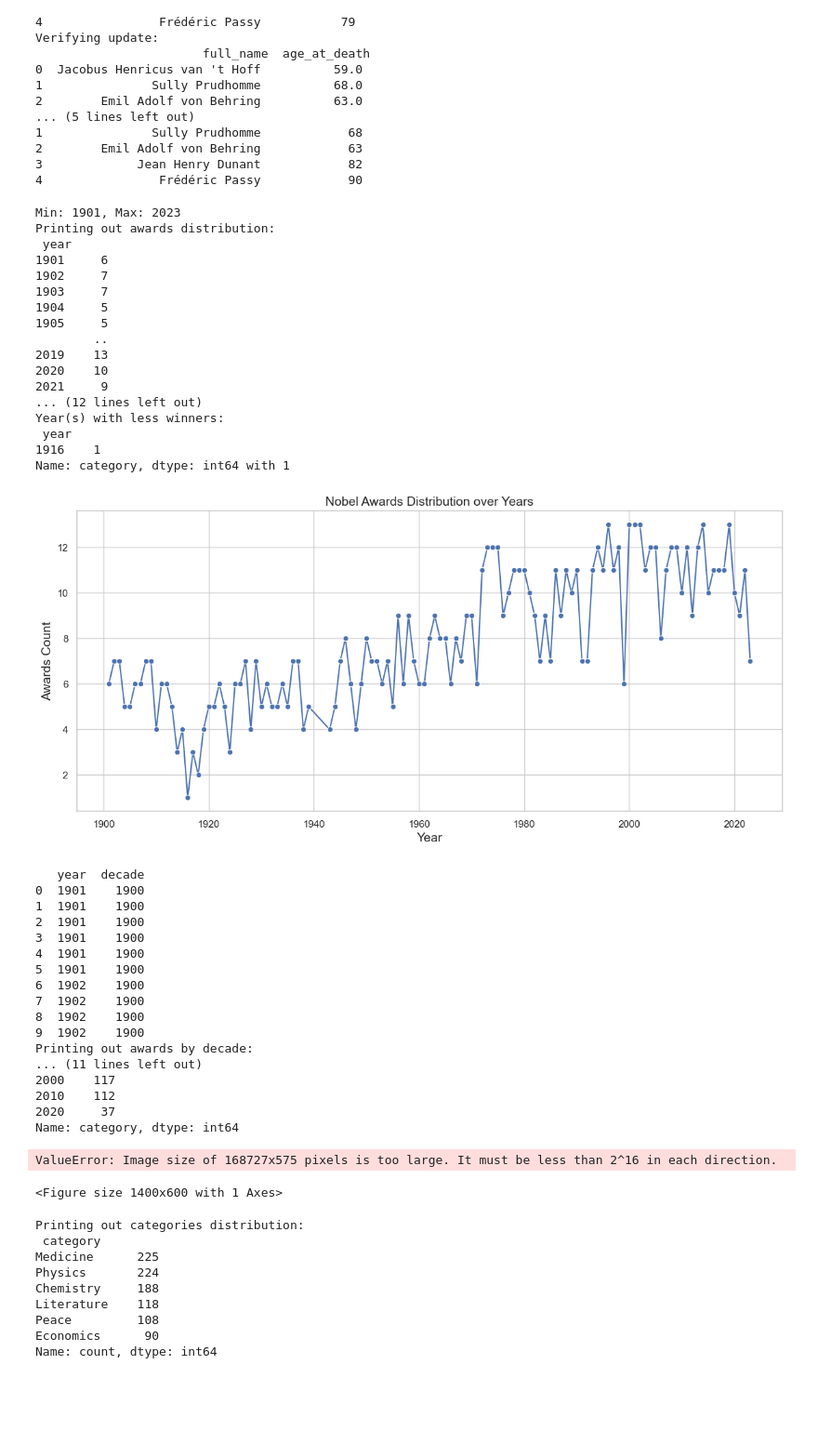
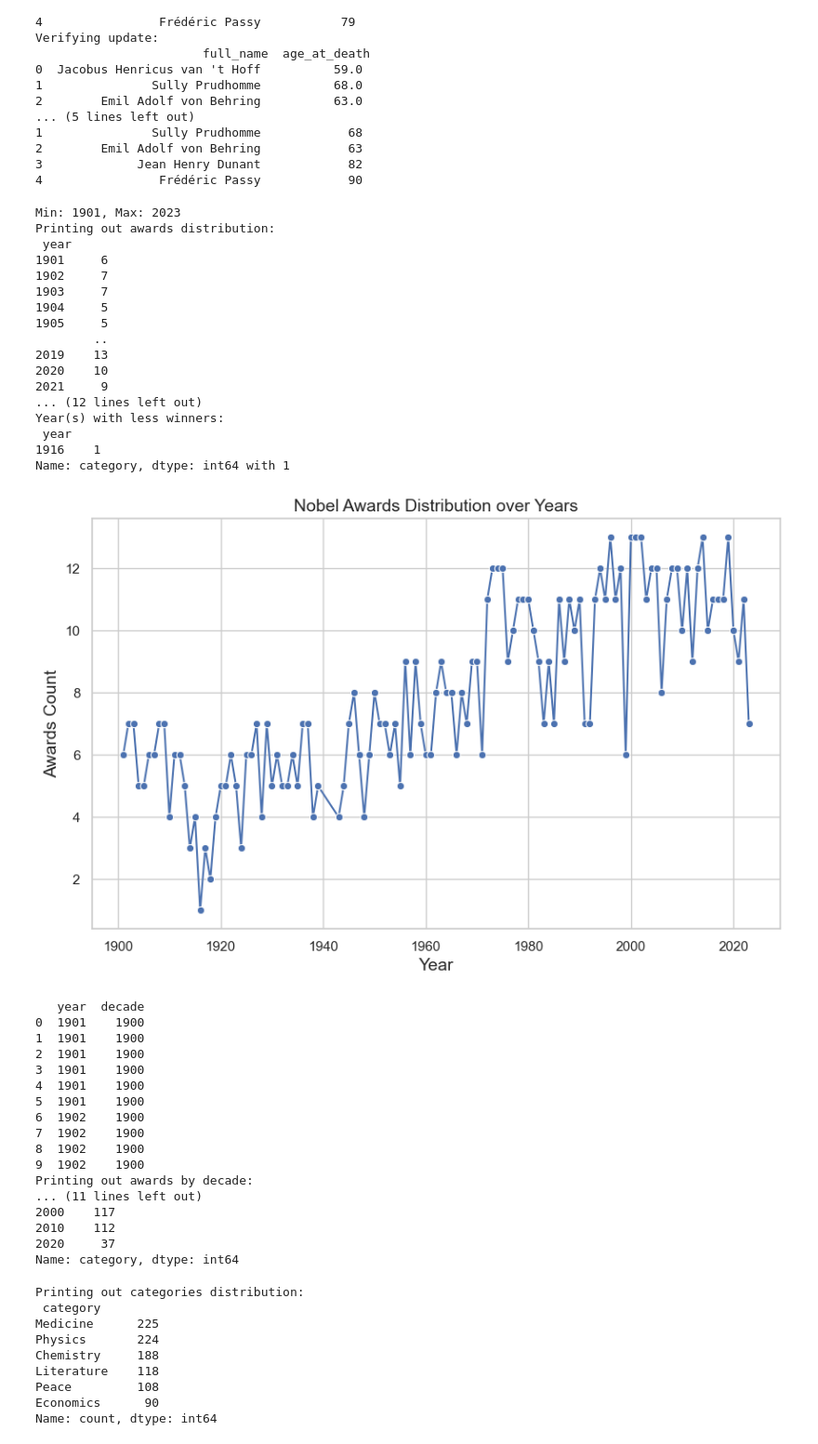
Before and after one commit to efuatutuwaa/data-driven-python, a Jupyter notebook: Data-Manipulation-with-Pandas/Visualizing-Nobel-Prize-Winners/nobel_winners.ipynb, the cells around one changed output. Shown at 93% size. Drawn from its saved outputs; the diff is of its cells as text; code cells hidden in the pictures; blank space fills up the shorter version.

```diff
--- a/Data-Manipulation-with-Pandas/Visualizing-Nobel-Prize-Winners/nobel_winners.ipynb
+++ b/Data-Manipulation-with-Pandas/Visualizing-Nobel-Prize-Winners/nobel_winners.ipynb
@@ -196,50 +196,40 @@ print(f"Year(s) with less winners:\n {less_wins_year} with {less_wins}")
 
 # 3. visualizing award distributions over years
 sns.set_style("whitegrid")
-plt.figure(figsize=(14, 6))
+plt.figure(figsize=(10, 6))
 sns.lineplot(x=awards_distribution.index, y=awards_distribution.values,marker='o')
 plt.title("Nobel Awards Distribution over Years", fontsize=14)
 plt.xlabel("Year", fontsize=14)
 plt.ylabel("Awards Count", fontsize=14)
 plt.show()
 
 
 
 # 4. Visualizing award trends over decades
 nobel_df['decade'] = (nobel_df['year'] // 10) * 10
 print(nobel_df[['year','decade']].head(10))
 
 awards_by_decade = nobel_df.groupby('decade')['category'].count()
 print(f"Printing out awards by decade:\n {awards_by_decade}")
-
-plt.figure(figsize=(14, 6))
-sns.barplot(x=awards_by_decade.index, y=awards_by_decade.values)
-for x,y in zip(awards_by_decade.index, awards_by_decade.values):
-    plt.text(x,y,f'{y}', ha='center', va='center', fontsize=14)
-plt.title("Nobel Awards by Decade", fontsize=14)
-plt.xlabel("Year", fontsize=14)
-plt.ylabel("Awards Count", fontsize=14)
-plt.xticks(rotation=90)
-plt.show()
 # %% [output]
 Min: 1901, Max: 2023
 Printing out awards distribution:
  year
 1901     6
 1902     7
 1903     7
 1904     5
 1905     5
         ..
 2019    13
 2020    10
 2021     9
 ... (12 lines left out)
 Year(s) with less winners:
  year
 1916    1
 Name: category, dtype: int64 with 1
-[figure, old version]
+[figure, new version]
    year  decade
 0  1901    1900
 1  1901    1900
@@ -257,8 +247,6 @@ Printing out awards by decade:
 2010    112
 2020     37
 Name: category, dtype: int64
-ValueError: Image size of 168727x575 pixels is too large. It must be less than 2^16 in each direction.
-<Figure size 1400x600 with 1 Axes>
 # %%
 # Nobel Prize Categories:
 # 1. Trends by categories
```
